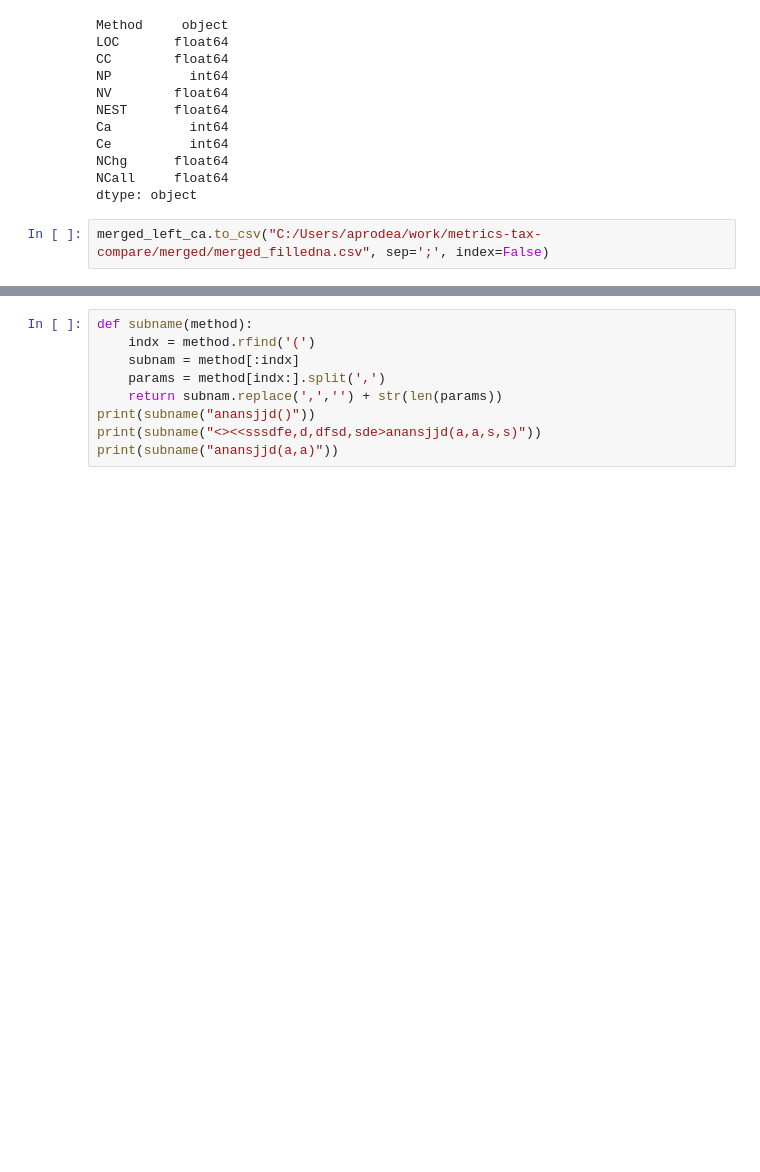
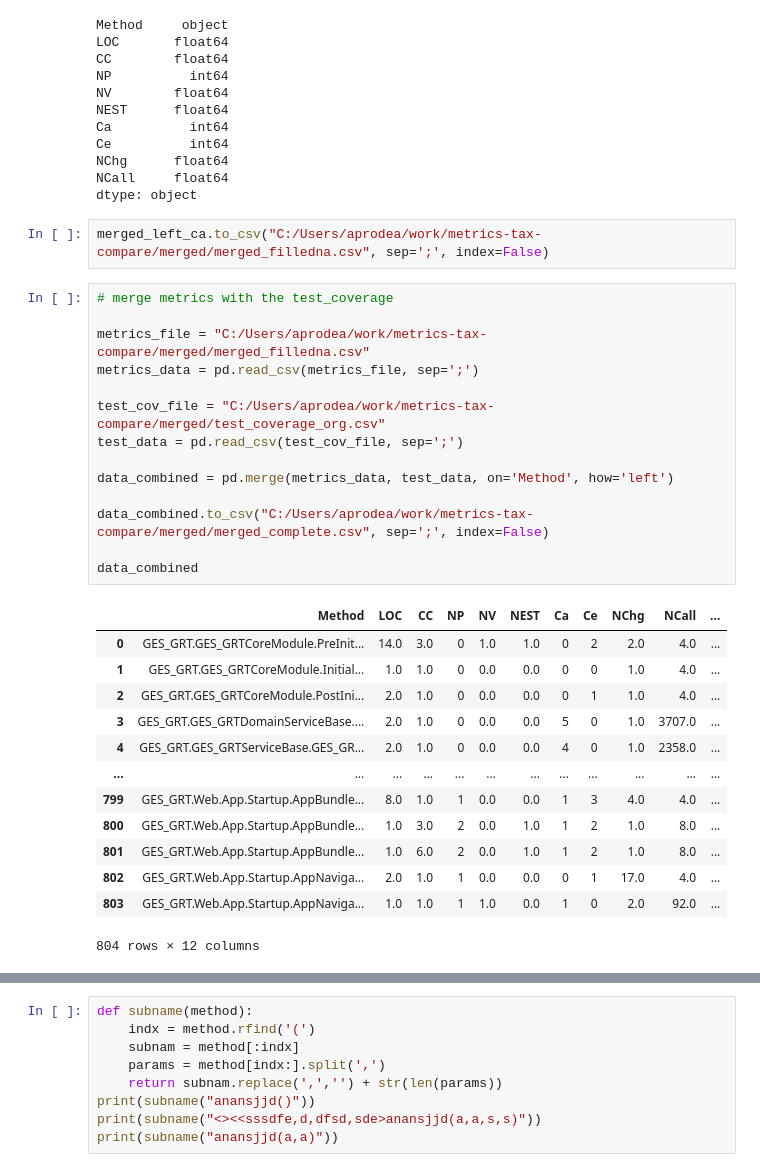
Before and after one commit to ana28p/code-analyzer, a Jupyter notebook: datareading/MyNotebook.ipynb, the cells around one changed output, grey strips where cells are left out. Drawn from its saved outputs; the diff is of its cells as text; blank space fills up the shorter version.

```diff
--- a/datareading/MyNotebook.ipynb
+++ b/datareading/MyNotebook.ipynb
@@ -432,3 +572,31 @@ NCall     float64
 dtype: object
 # %%
 merged_left_ca.to_csv("C:/Users/aprodea/work/metrics-tax-compare/merged/merged_filledna.csv", sep=';', index=False)
+# %%
+# merge metrics with the test_coverage
+
+metrics_file = "C:/Users/aprodea/work/metrics-tax-compare/merged/merged_filledna.csv"
+metrics_data = pd.read_csv(metrics_file, sep=';')
+
+test_cov_file = "C:/Users/aprodea/work/metrics-tax-compare/merged/test_coverage_org.csv"
+test_data = pd.read_csv(test_cov_file, sep=';')
+
+data_combined = pd.merge(metrics_data, test_data, on='Method', how='left')
+
+data_combined.to_csv("C:/Users/aprodea/work/metrics-tax-compare/merged/merged_complete.csv", sep=';', index=False)
+
+data_combined
+# %% [output]
+|  | Method | LOC | CC | NP | NV | NEST | Ca | Ce | NChg | NCall | ... |
+| 0 | GES_GRT.GES_GRTCoreModule.PreInit... | 14.0 | 3.0 | 0 | 1.0 | 1.0 | 0 | 2 | 2.0 | 4.0 | ... |
+| 1 | GES_GRT.GES_GRTCoreModule.Initial... | 1.0 | 1.0 | 0 | 0.0 | 0.0 | 0 | 0 | 1.0 | 4.0 | ... |
+| 2 | GES_GRT.GES_GRTCoreModule.PostIni... | 2.0 | 1.0 | 0 | 0.0 | 0.0 | 0 | 1 | 1.0 | 4.0 | ... |
+| 3 | GES_GRT.GES_GRTDomainServiceBase.... | 2.0 | 1.0 | 0 | 0.0 | 0.0 | 5 | 0 | 1.0 | 3707.0 | ... |
+| 4 | GES_GRT.GES_GRTServiceBase.GES_GR... | 2.0 | 1.0 | 0 | 0.0 | 0.0 | 4 | 0 | 1.0 | 2358.0 | ... |
+| ... | ... | ... | ... | ... | ... | ... | ... | ... | ... | ... | ... |
+| 799 | GES_GRT.Web.App.Startup.AppBundle... | 8.0 | 1.0 | 1 | 0.0 | 0.0 | 1 | 3 | 4.0 | 4.0 | ... |
+| 800 | GES_GRT.Web.App.Startup.AppBundle... | 1.0 | 3.0 | 2 | 0.0 | 1.0 | 1 | 2 | 1.0 | 8.0 | ... |
+| 801 | GES_GRT.Web.App.Startup.AppBundle... | 1.0 | 6.0 | 2 | 0.0 | 1.0 | 1 | 2 | 1.0 | 8.0 | ... |
+| 802 | GES_GRT.Web.App.Startup.AppNaviga... | 2.0 | 1.0 | 1 | 0.0 | 0.0 | 0 | 1 | 17.0 | 4.0 | ... |
+| 803 | GES_GRT.Web.App.Startup.AppNaviga... | 1.0 | 1.0 | 1 | 1.0 | 0.0 | 1 | 0 | 2.0 | 92.0 | ... |
+804 rows × 12 columns
```
Also changed, not shown: parts of 8 cells of this notebook, 7 other files.
